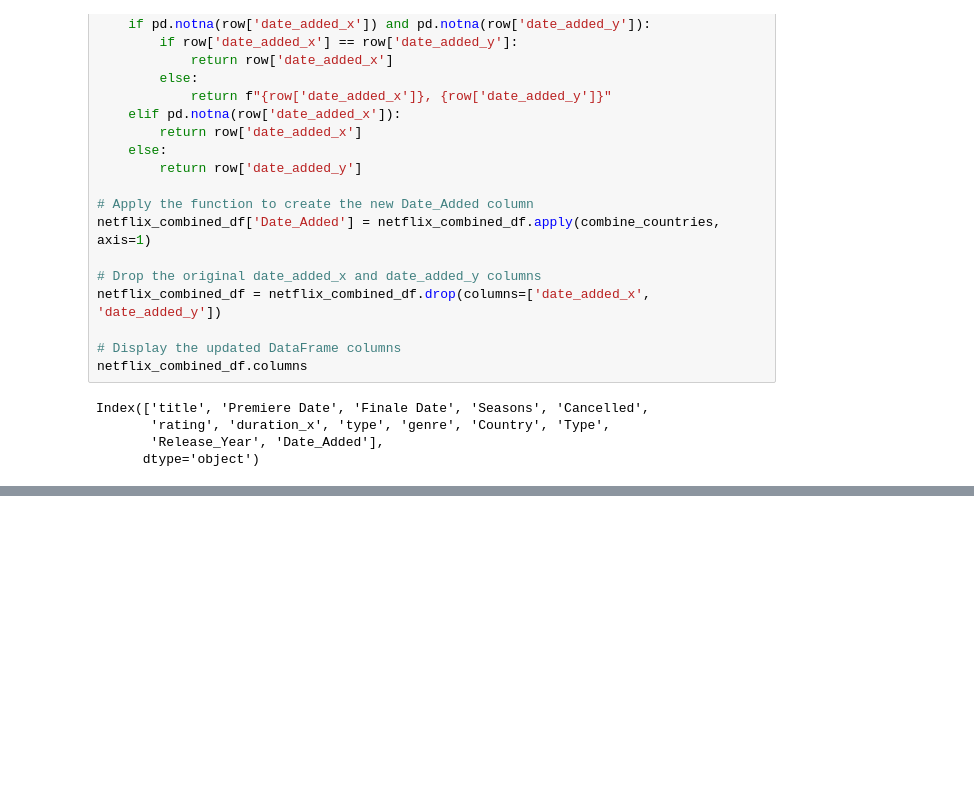
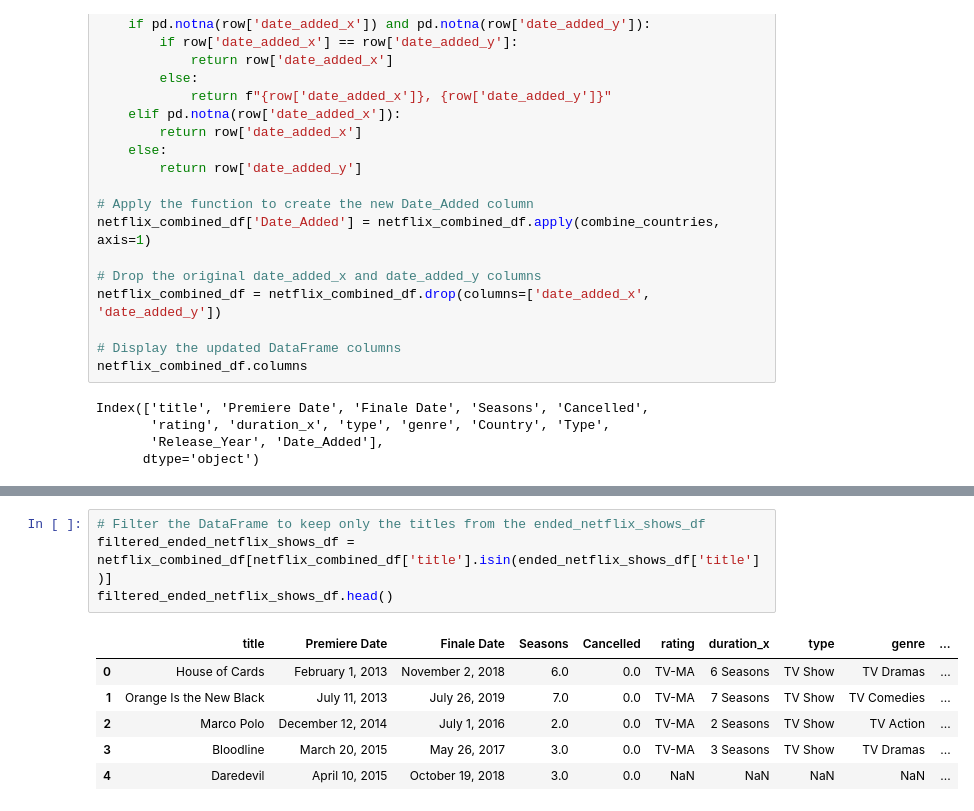
Before and after one commit to R-Byrd/project-one, a Jupyter notebook: netflix_analysis.ipynb, the cells around one changed output, grey strips where cells are left out. Cells and saved outputs as stored; diff of their text form; blank space fills up the shorter version.

```diff
--- a/netflix_analysis.ipynb
+++ b/netflix_analysis.ipynb
@@ -292,0 +306,11 @@ print(len(null_countries['Country'].unique()))
+# %%
+# Filter the DataFrame to keep only the titles from the ended_netflix_shows_df
+filtered_ended_netflix_shows_df = netflix_combined_df[netflix_combined_df['title'].isin(ended_netflix_shows_df['title'])]
+filtered_ended_netflix_shows_df.head()
+# %% [output]
+|  | title | Premiere Date | Finale Date | Seasons | Cancelled | rating | duration_x | type | genre | ... |
+| 0 | House of Cards | February 1, 2013 | November 2, 2018 | 6.0 | 0.0 | TV-MA | 6 Seasons | TV Show | TV Dramas | ... |
+| 1 | Orange Is the New Black | July 11, 2013 | July 26, 2019 | 7.0 | 0.0 | TV-MA | 7 Seasons | TV Show | TV Comedies | ... |
+| 2 | Marco Polo | December 12, 2014 | July 1, 2016 | 2.0 | 0.0 | TV-MA | 2 Seasons | TV Show | TV Action | ... |
+| 3 | Bloodline | March 20, 2015 | May 26, 2017 | 3.0 | 0.0 | TV-MA | 3 Seasons | TV Show | TV Dramas | ... |
+| 4 | Daredevil | April 10, 2015 | October 19, 2018 | 3.0 | 0.0 | NaN | NaN | NaN | NaN | ... |
```
Also changed, not shown: parts of 10 cells of this notebook, 1 other file.
